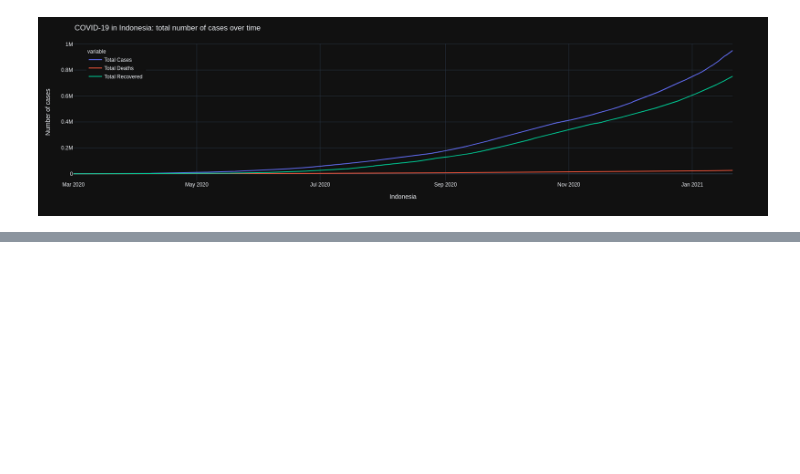
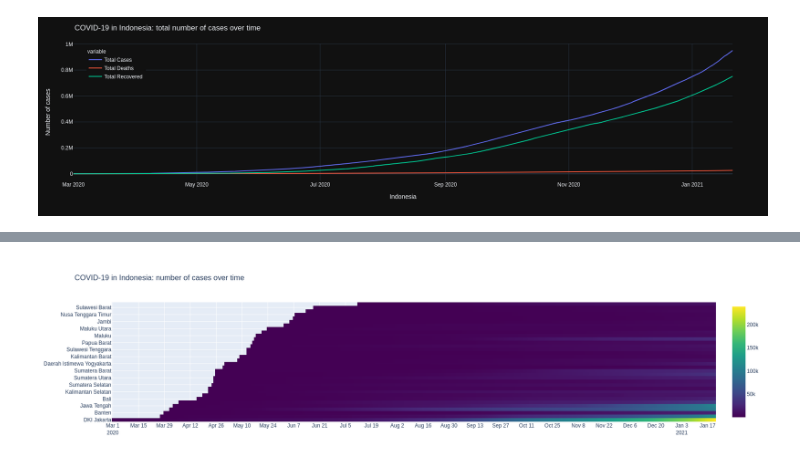
Before and after one commit to miftakhulaziz03/kmeans-clustering-covid19-id, a Jupyter notebook: kmeans-clustering-covid19-indonesia.ipynb, the cells around one changed output, grey strips where cells are left out. Saved outputs shown, nothing was run; the diff lists cells and outputs as text; code cells hidden in the pictures; blank space fills up the shorter version.

```diff
--- a/kmeans-clustering-covid19-indonesia.ipynb
+++ b/kmeans-clustering-covid19-indonesia.ipynb
@@ -185,0 +186,14 @@ vis_lp2.show()
+# %%
+heatmap = data[(data[ColumnsData.cases] >= 100)].sort_values([ColumnsData.date, ColumnsData.province])
+vis_hmap = go.Figure(data=go.Heatmap(
+    z=heatmap[ColumnsData.cases],
+    x=heatmap[ColumnsData.date],
+    y=heatmap[ColumnsData.province],
+    colorscale='Viridis'))
+
+vis_hmap.update_layout(
+    title='COVID-19 in Indonesia: number of cases over time', xaxis_nticks=45)
+
+vis_hmap.show()
+# %% [output]
+[figure, added]
```
Also changed, not shown: parts of 1 cell of this notebook.
